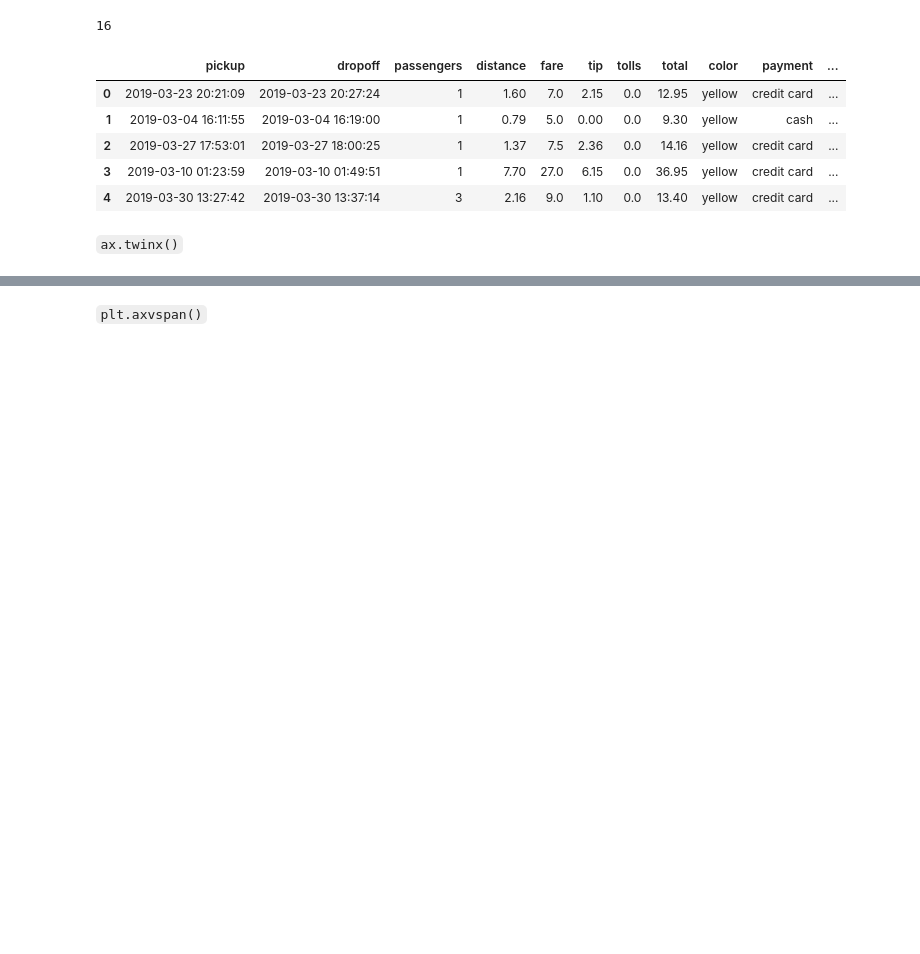
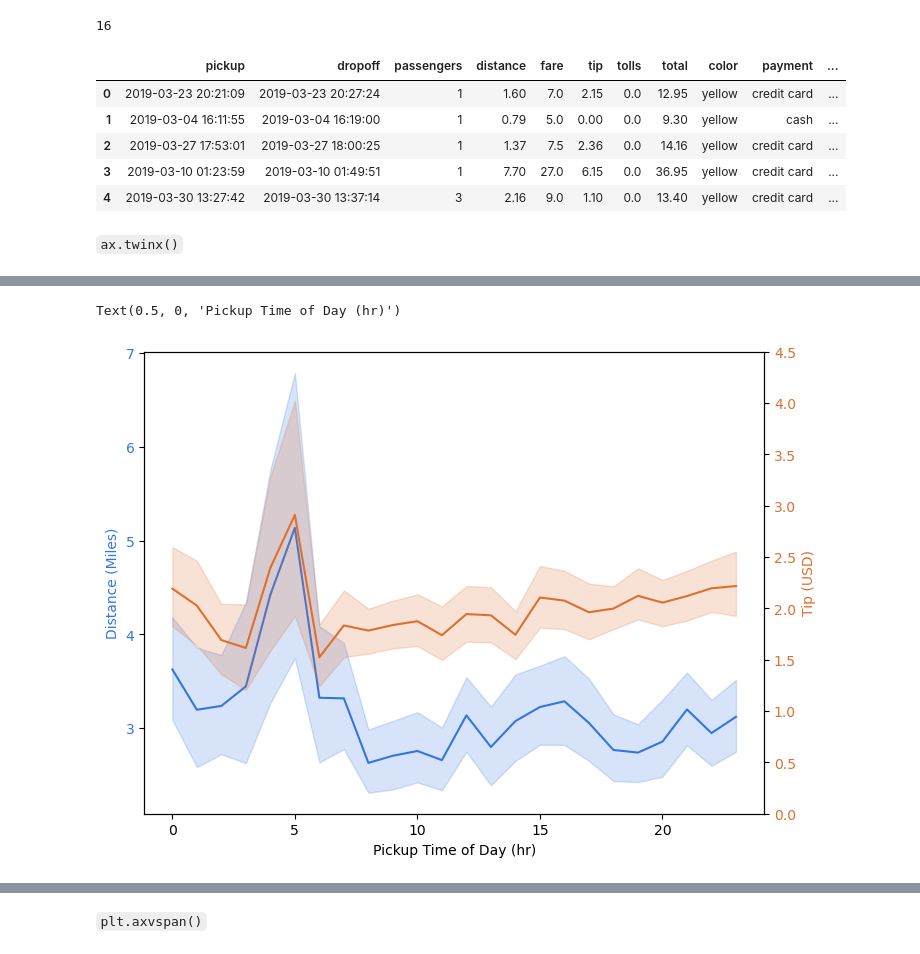
Before and after one commit to jkantorow/nucommlab-datavis-workshop, a Jupyter notebook: day-3/using_seaborn_and_matplotlib_together.ipynb, the cells around one changed output, grey strips where cells are left out. Saved outputs shown, nothing was run; the diff lists cells and outputs as text; code cells hidden in the pictures; blank space fills up the shorter version.

```diff
--- a/day-3/using_seaborn_and_matplotlib_together.ipynb
+++ b/day-3/using_seaborn_and_matplotlib_together.ipynb
@@ -91,2 +85,32 @@ ax2 = sns.relplot(
-# %%
-df = sns.load_dataset('taxis')
+# %%
+fig, ax1 = plt.subplots(figsize=(8, 6))
+
+ax2 = ax1.twinx()
+ax2.set_ylim(0, 4.5)
+
+# You can specify custom colors using hexadecimal values:
+col1 = "#3476DF"
+col2 = "#DD6F2F"
+
+sns.lineplot(
+    data=df, x='pickup_time_of_day', y='distance',
+    ax=ax1, color=col1
+)
+
+sns.lineplot(
+    data=df, x='pickup_time_of_day', y='tip',
+    ax=ax2, color=col2
+)
+
+ax1.set_ylabel('Distance (Miles)', color=col1)
+ax2.set_ylabel('Tip (USD)', color=col2)
+ax1.tick_params(axis='y', labelcolor=col1)
+ax2.tick_params(axis='y', labelcolor=col2)
+
+#ax2.set_xticklabels(['0:00', '5:00', '10:00', '15:00', '20:00'])
+
+ax1.set_xlabel('Pickup Time of Day (hr)')
+ax2.set_xlabel('Pickup Time of Day (hr)')
+# %% [output]
+Text(0.5, 0, 'Pickup Time of Day (hr)')
+[figure, added]
```
Also changed, not shown: parts of 7 cells of this notebook.
